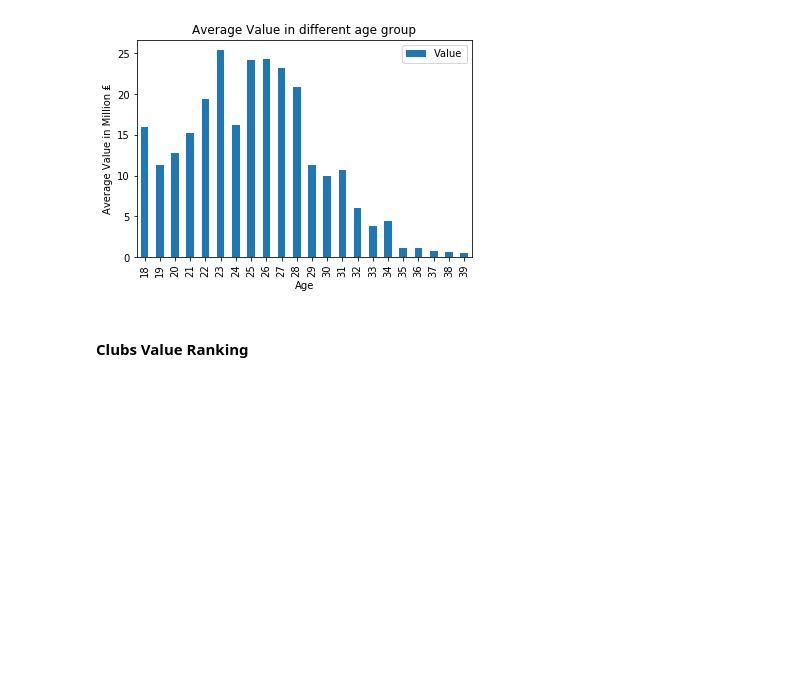
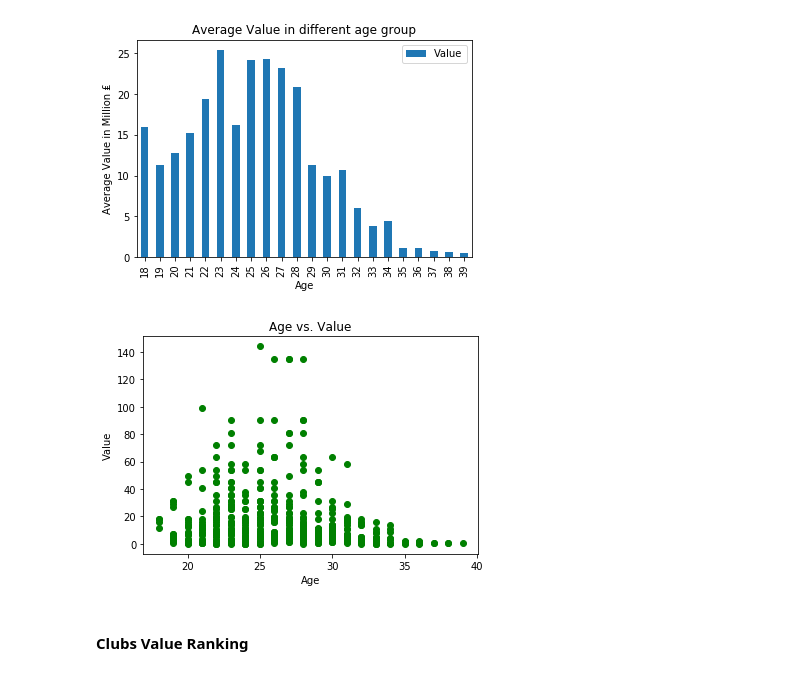
Before and after one commit to Mikky-Li/Analyzing-Data-From-Transfermarkt-and-Visualizing-Premier-League-Players-Data, a Jupyter notebook: Transfermarkt.ipynb, the cells around one changed output. Cells and saved outputs as stored; diff of their text form; code cells hidden in the pictures; blank space fills up the shorter version.

```diff
--- a/Transfermarkt.ipynb
+++ b/Transfermarkt.ipynb
@@ -222,6 +232,14 @@ plt.title('Average Value in different age group')
 plt.show()
 # %% [output]
 [figure]
+# %%
+plt.scatter('Age','Value',data=Ranking, color = 'green')
+plt.xlabel('Age')
+plt.ylabel('Value')
+plt.title('Age vs. Value')
+plt.show()
+# %% [output]
+[figure, added]
 # %% [markdown]
 #### Clubs Value Ranking
 # %%
```
Also changed, not shown: parts of 6 cells of this notebook.
